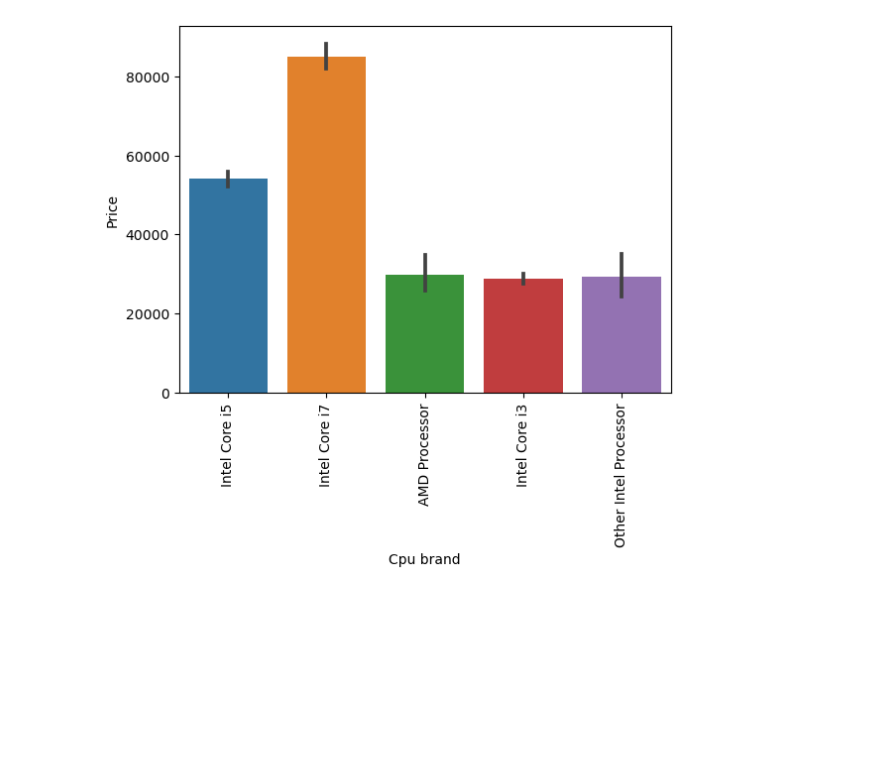
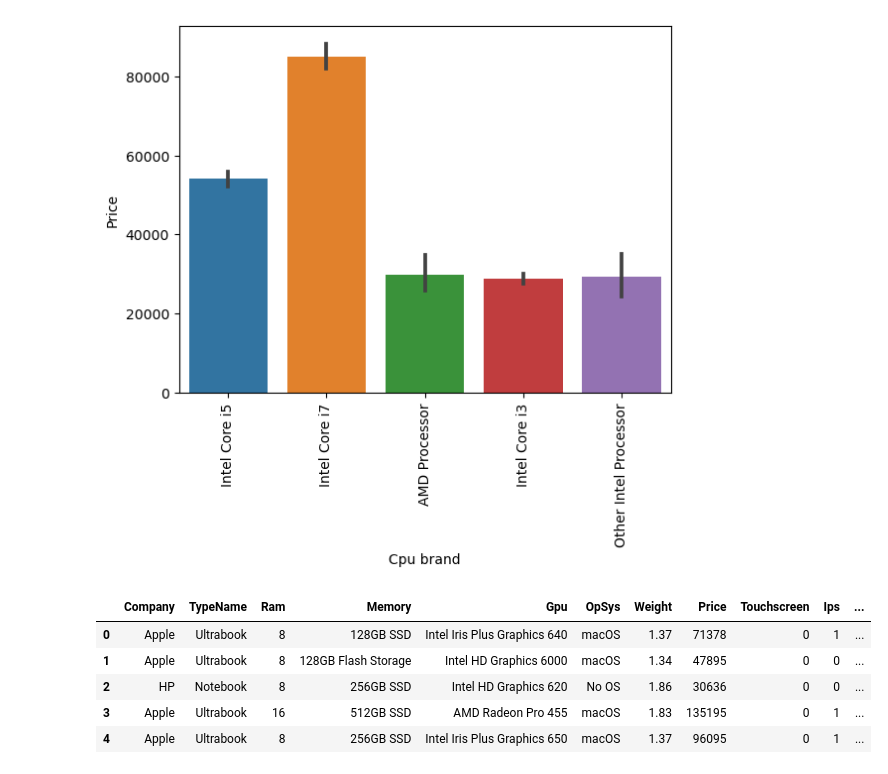
Before and after one commit to ApurbaKumarMajumder/Machine_Learning_Projects, a Jupyter notebook: Laptop_price_Predictor/notebook.ipynb, the cells around one changed output. Saved outputs shown, nothing was run; the diff lists cells and outputs as text; code cells hidden in the pictures; blank space fills up the shorter version.

```diff
--- a/Laptop_price_Predictor/notebook.ipynb
+++ b/Laptop_price_Predictor/notebook.ipynb
@@ -430,0 +433,9 @@ plt.show()
+# %%
+df.head()
+# %% [output]
+|  | Company | TypeName | Ram | Memory | Gpu | OpSys | Weight | Price | Touchscreen | Ips | ... |
+| 0 | Apple | Ultrabook | 8 | 128GB SSD | Intel Iris Plus Graphics 640 | macOS | 1.37 | 71378 | 0 | 1 | ... |
+| 1 | Apple | Ultrabook | 8 | 128GB Flash Storage | Intel HD Graphics 6000 | macOS | 1.34 | 47895 | 0 | 0 | ... |
+| 2 | HP | Notebook | 8 | 256GB SSD | Intel HD Graphics 620 | No OS | 1.86 | 30636 | 0 | 0 | ... |
+| 3 | Apple | Ultrabook | 16 | 512GB SSD | AMD Radeon Pro 455 | macOS | 1.83 | 135195 | 0 | 1 | ... |
+| 4 | Apple | Ultrabook | 8 | 256GB SSD | Intel Iris Plus Graphics 650 | macOS | 1.37 | 96095 | 0 | 1 | ... |
```
Also changed, not shown: parts of 2 cells of this notebook.
